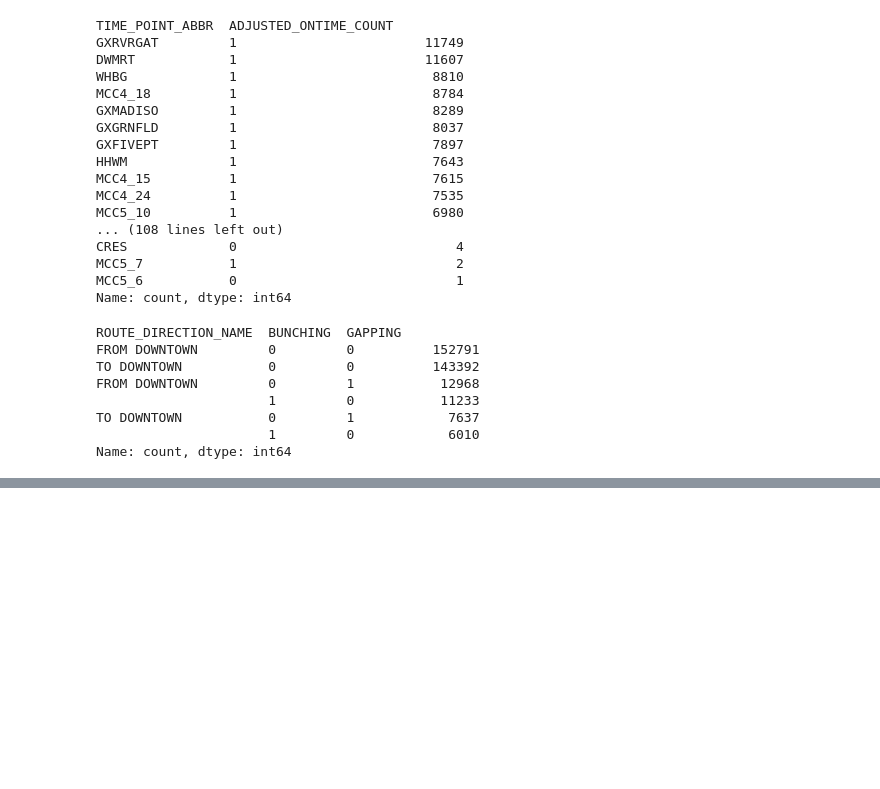
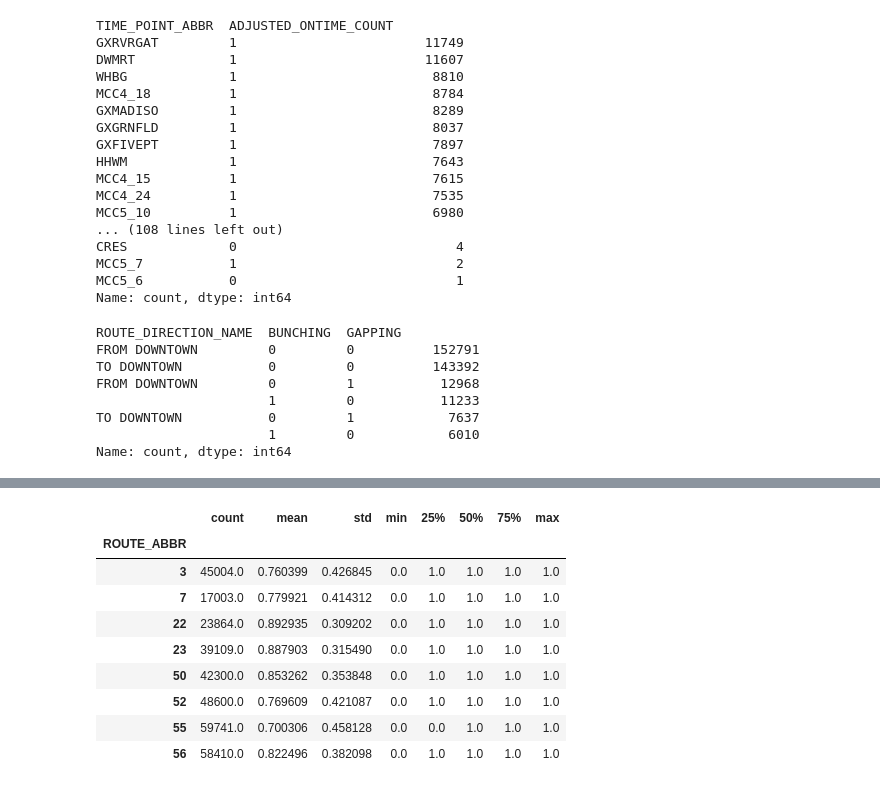
Before and after one commit to NSS-Data-Analytics-Cohort-11/wego-boomers, a Jupyter notebook: notebooks/wego_boomers_rneyin.ipynb, the cells around one changed output, grey strips where cells are left out. Saved outputs shown, nothing was run; the diff lists cells and outputs as text; code cells hidden in the pictures; blank space fills up the shorter version.

```diff
--- a/notebooks/wego_boomers_rneyin.ipynb
+++ b/notebooks/wego_boomers_rneyin.ipynb
@@ -575,0 +592,13 @@ Name: count, dtype: int64
+# %%
+wego8.groupby('ROUTE_ABBR')['ADJUSTED_ONTIME_COUNT'].describe()
+# %% [output]
+|  | count | mean | std | min | 25% | 50% | 75% | max |
+| ROUTE_ABBR |  |  |  |  |  |  |  |  |
+| 3 | 45004.0 | 0.760399 | 0.426845 | 0.0 | 1.0 | 1.0 | 1.0 | 1.0 |
+| 7 | 17003.0 | 0.779921 | 0.414312 | 0.0 | 1.0 | 1.0 | 1.0 | 1.0 |
+| 22 | 23864.0 | 0.892935 | 0.309202 | 0.0 | 1.0 | 1.0 | 1.0 | 1.0 |
+| 23 | 39109.0 | 0.887903 | 0.315490 | 0.0 | 1.0 | 1.0 | 1.0 | 1.0 |
+| 50 | 42300.0 | 0.853262 | 0.353848 | 0.0 | 1.0 | 1.0 | 1.0 | 1.0 |
+| 52 | 48600.0 | 0.769609 | 0.421087 | 0.0 | 1.0 | 1.0 | 1.0 | 1.0 |
+| 55 | 59741.0 | 0.700306 | 0.458128 | 0.0 | 0.0 | 1.0 | 1.0 | 1.0 |
+| 56 | 58410.0 | 0.822496 | 0.382098 | 0.0 | 1.0 | 1.0 | 1.0 | 1.0 |
```
Also changed, not shown: parts of 26 cells of this notebook.
